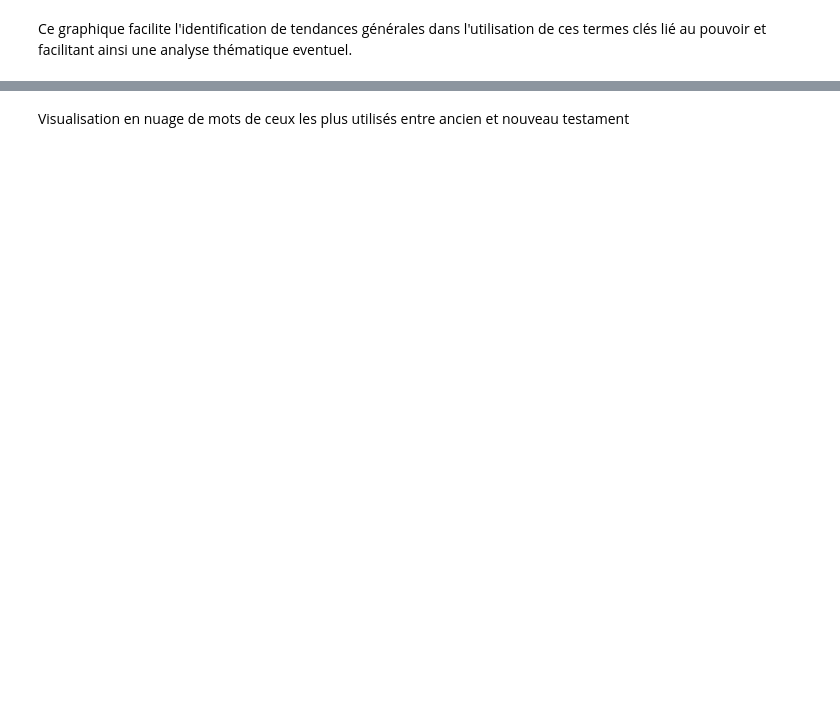
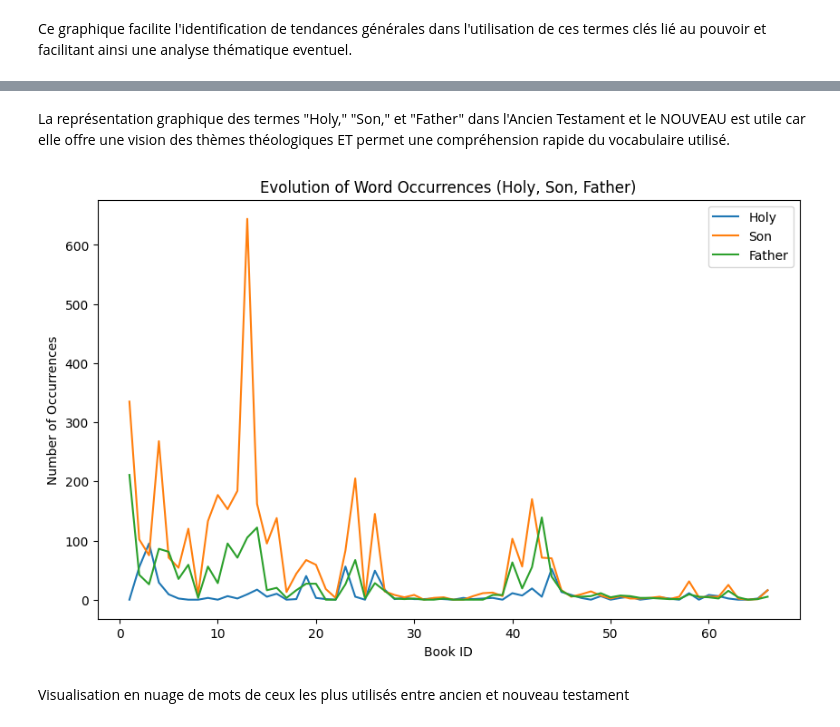
Before and after one commit to nastoo/datascience, a Jupyter notebook: TP_V2.ipynb, the cells around one changed output, grey strips where cells are left out. Drawn from its saved outputs; the diff is of its cells as text; code cells hidden in the pictures; blank space fills up the shorter version.

```diff
--- a/TP_V2.ipynb
+++ b/TP_V2.ipynb
@@ -227,21 +332,23 @@ plt.show()
+# %% [markdown]
+La représentation graphique des termes "Holy," "Son," et "Father" dans l'Ancien Testament et le NOUVEAU est utile car elle offre une vision  des thèmes théologiques ET permet une compréhension  rapide du vocabulaire utilisé.
 # %%
-La représentation graphique des termes "Holy," "Son," et "Father" dans l'Ancien Testament et le NOUVEAU est utile car elle offre une vision  des thèmes théologiques ET permet une compréhension  rapide du vocabulaire utilisé.
-
 # Group the dataframe by book_id and calculate the sum of occurrences for each word
 holy_spirit_counts = df.groupby('book_id')['text_cleaned'].apply(lambda x: x.explode().str.count('holy').sum())
 son_counts = df.groupby('book_id')['text_cleaned'].apply(lambda x: x.explode().str.count('son').sum())
 father_counts = df.groupby('book_id')['text_cleaned'].apply(lambda x: x.explode().str.count('father').sum())
 
 # Create a line plot
 plt.figure(figsize=(10, 6))
 plt.plot(holy_spirit_counts.index, holy_spirit_counts.values, label='Holy')
 plt.plot(son_counts.index, son_counts.values, label='Son')
 plt.plot(father_counts.index, father_counts.values, label='Father')
 plt.xlabel('Book ID')
 plt.ylabel('Number of Occurrences')
 plt.title('Evolution of Word Occurrences (Holy, Son, Father)')
 plt.legend()
 plt.show()
+# %% [output]
+[figure, added]
 # %% [markdown]
 Visualisation en nuage de mots de ceux les plus utilisés entre ancien et nouveau testament
 # %%
```
Also changed, not shown: parts of 29 cells of this notebook, 2 other files.
